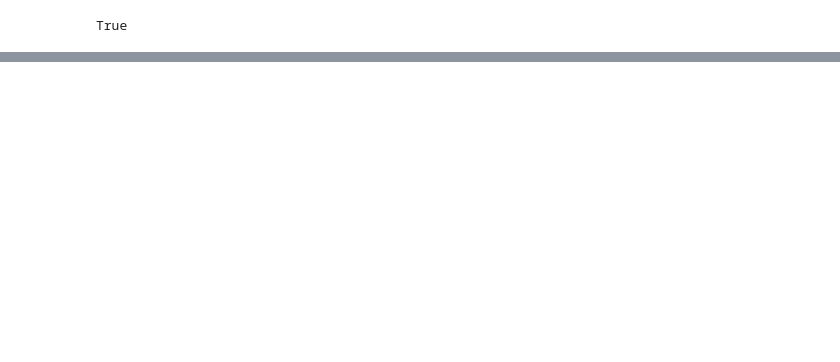
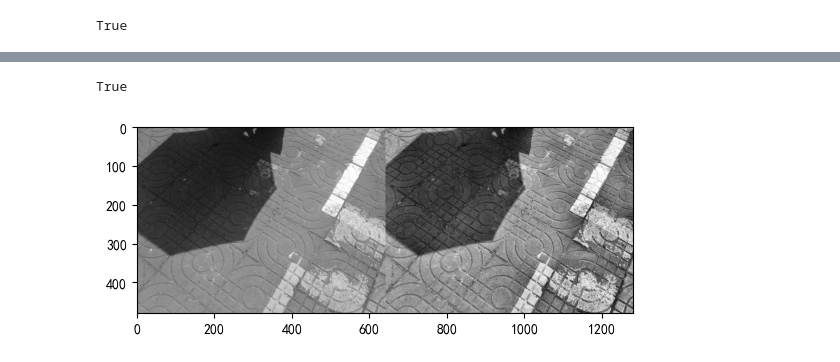
Before and after one commit to PattonLi/DIP-Project, a Jupyter notebook: _sources/tutorials/traditional-method.ipynb, the cells around one changed output, grey strips where cells are left out. Cells and saved outputs as stored; diff of their text form; code cells hidden in the pictures; blank space fills up the shorter version.

```diff
--- a/_sources/tutorials/traditional-method.ipynb
+++ b/_sources/tutorials/traditional-method.ipynb
@@ -117,0 +125,19 @@ True
+# %%
+def method_v2(img):
+    img = cv2.cvtColor(img, cv2.COLOR_BGR2GRAY)
+
+    # Less 'clipLimit' value less effect
+    clahe = cv2.createCLAHE(clipLimit=2.0, tileGridSize=(8,8))
+    res = clahe.apply(img)
+
+    img = np.hstack([img, res])
+
+    return img
+
+img = cv2.imread('../images/model-result/A-100-1.png', -1)
+img_output = method_v2(img)
+plt.imshow(img_output,cmap='gray')
+cv2.imwrite('../images/tradition/100-1-clahe.png', img_output)
+# %% [output]
+True
+[figure, added]
```
Also changed, not shown: parts of 20 cells of this notebook, 38 other files.
